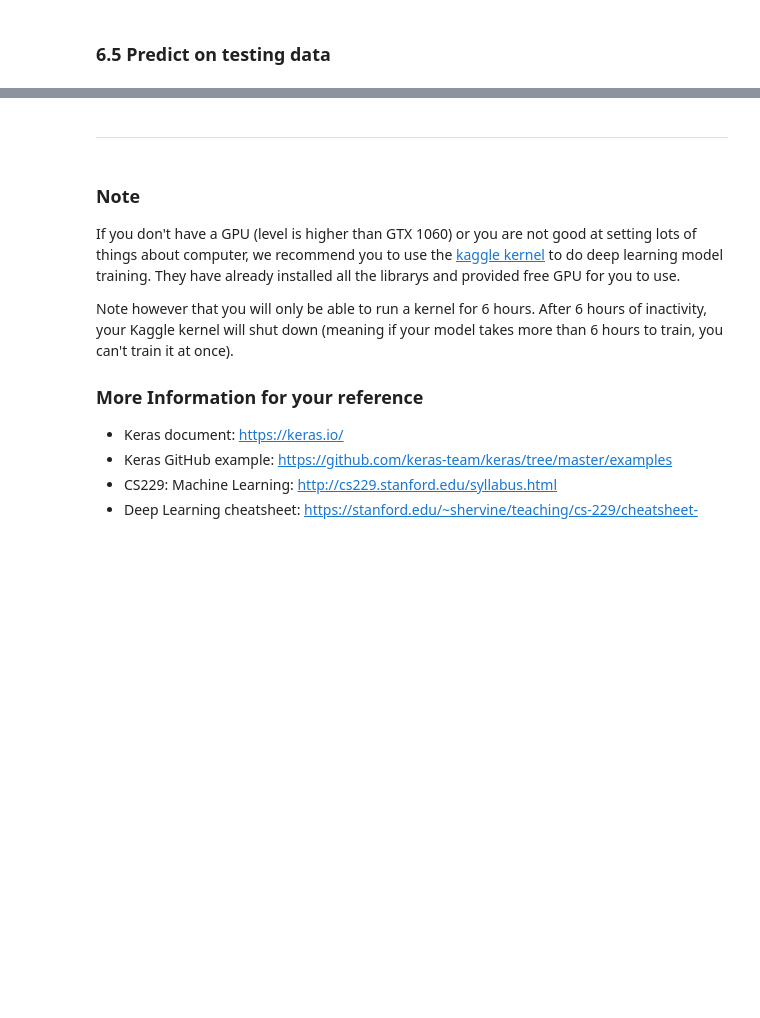
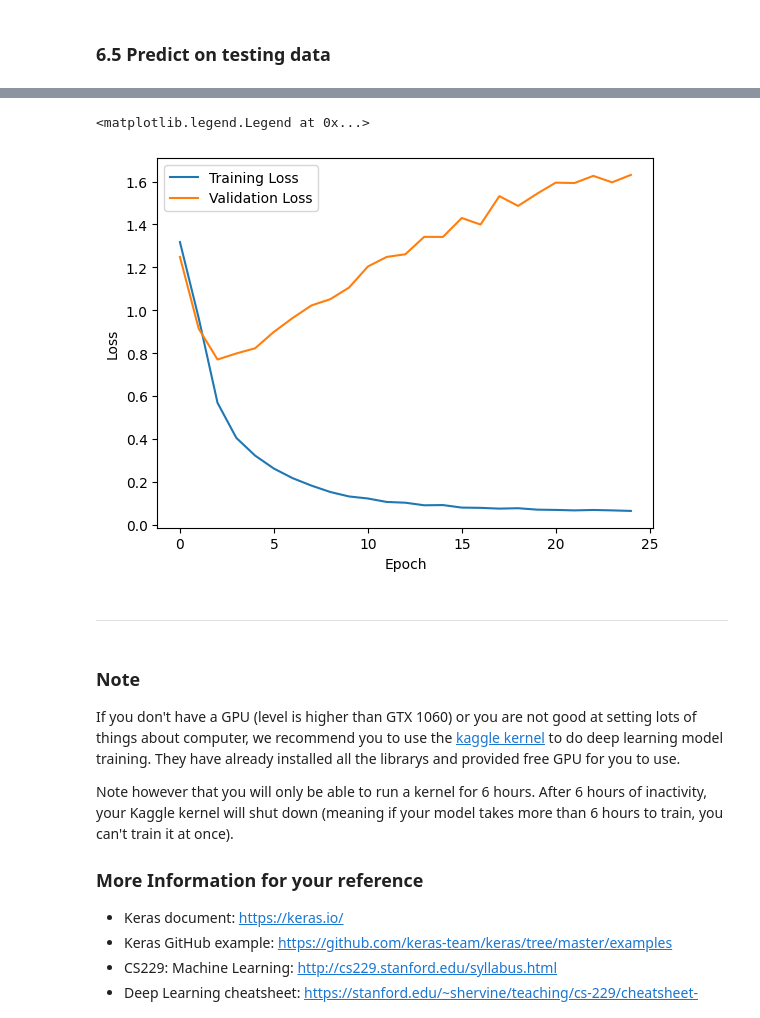
Before and after one commit to Jerry-Liao-6174/DM2024-Lab2-Master, a Jupyter notebook: DM2024-Lab2-Master.ipynb, the cells around one changed output, grey strips where cells are left out. Drawn from its saved outputs; the diff is of its cells as text; code cells hidden in the pictures; blank space fills up the shorter version.

```diff
--- a/DM2024-Lab2-Master.ipynb
+++ b/DM2024-Lab2-Master.ipynb
@@ -942,0 +980,12 @@ Plot the Training and Validation Accuracy and Loss (different plots), just like
+# %%
+# Answer here
+import matplotlib.pyplot as plt
+
+plt.plot(training_log['epoch'], training_log['loss'], label='Training Loss')
+plt.plot(training_log['epoch'], training_log['val_loss'], label='Validation Loss')
+plt.xlabel('Epoch')
+plt.ylabel('Loss')
+plt.legend()
+# %% [output]
+<matplotlib.legend.Legend at 0x...>
+[figure, added]
```
Also changed, not shown: parts of 14 cells of this notebook.
